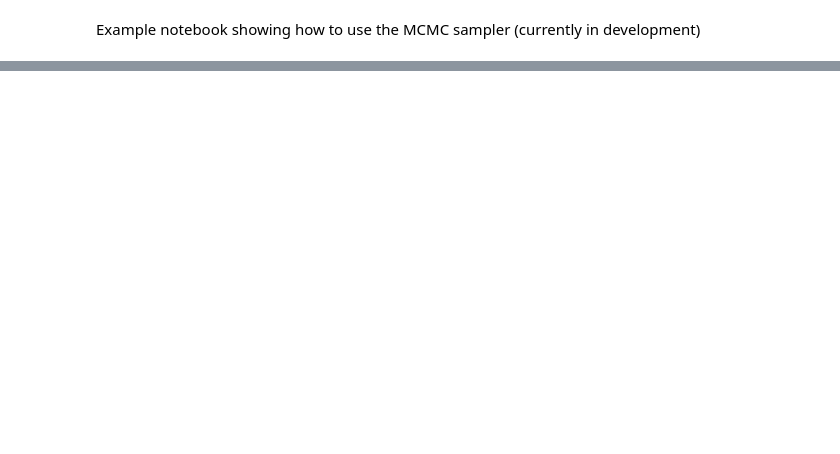
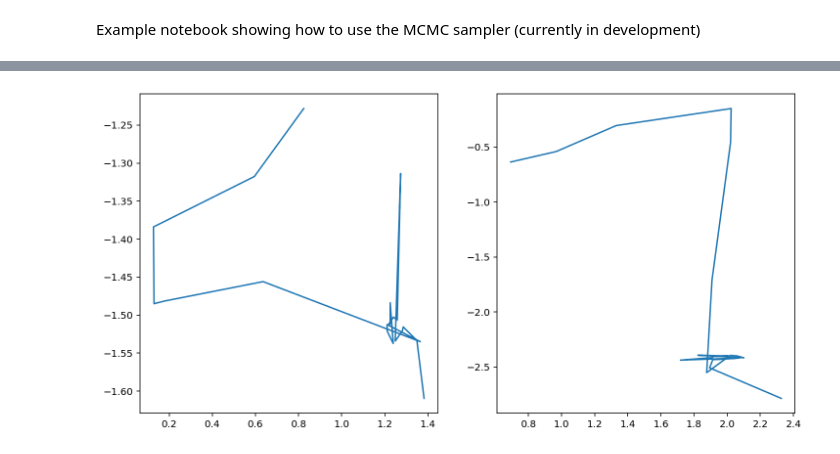
Before and after one commit to adammoss/nnest, a Jupyter notebook: examples/mcmc/example.ipynb, the cells around one changed output, grey strips where cells are left out. Saved outputs shown, nothing was run; the diff lists cells and outputs as text; code cells hidden in the pictures; blank space fills up the shorter version.

```diff
--- a/examples/mcmc/example.ipynb
+++ b/examples/mcmc/example.ipynb
@@ -95,0 +118,7 @@ like.num_evaluations
+# %%
+fig, ax = plt.subplots(1, 2, figsize=(12,6))
+ax[0].plot(sampler.samples[0,:,0], sampler.samples[0,:,1])
+ax[1].plot(sampler.latent_samples[0,:,0], sampler.latent_samples[0,:,1])
+plt.show()
+# %% [output]
+[figure, added]
```
Also changed, not shown: parts of 29 cells of this notebook, 6 other files.
